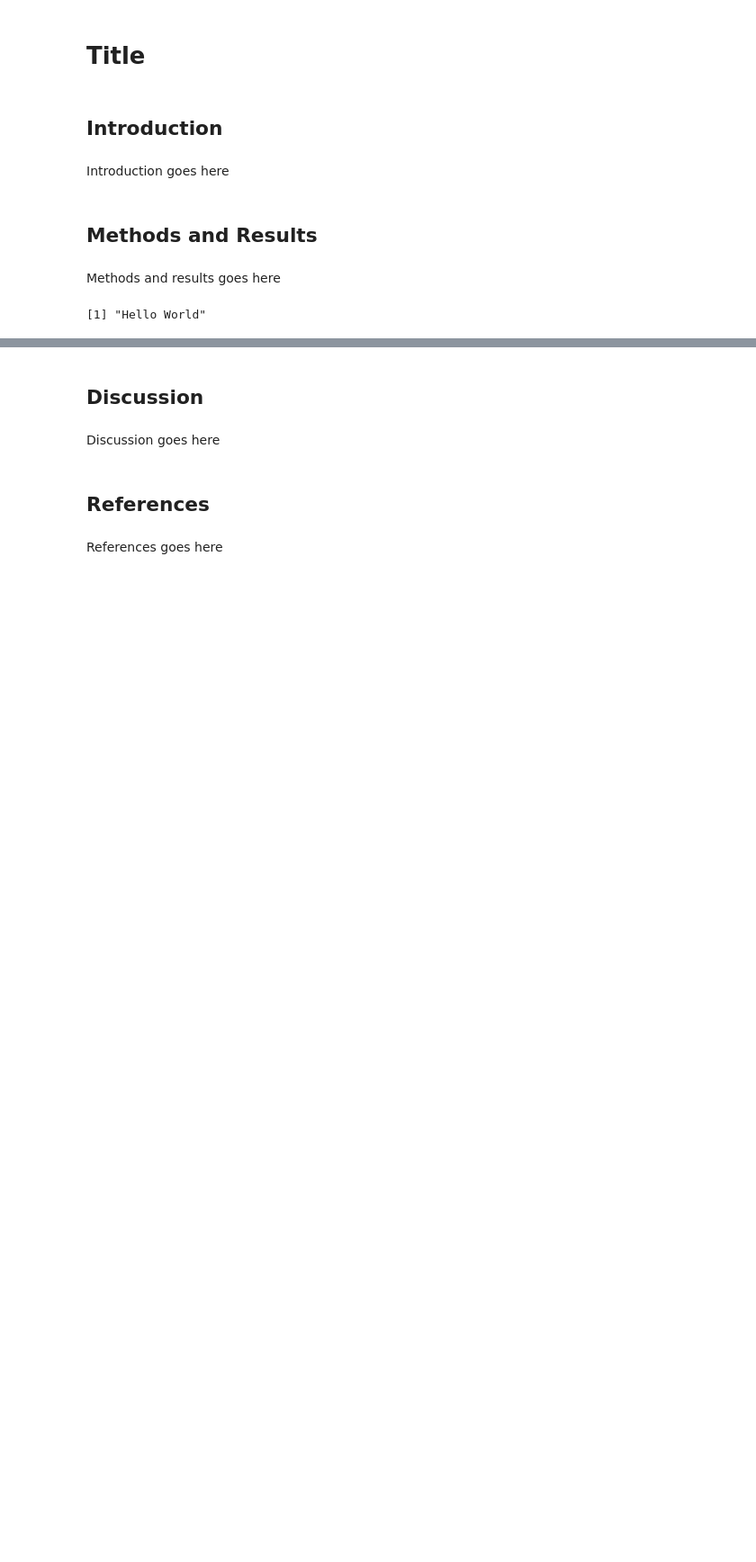
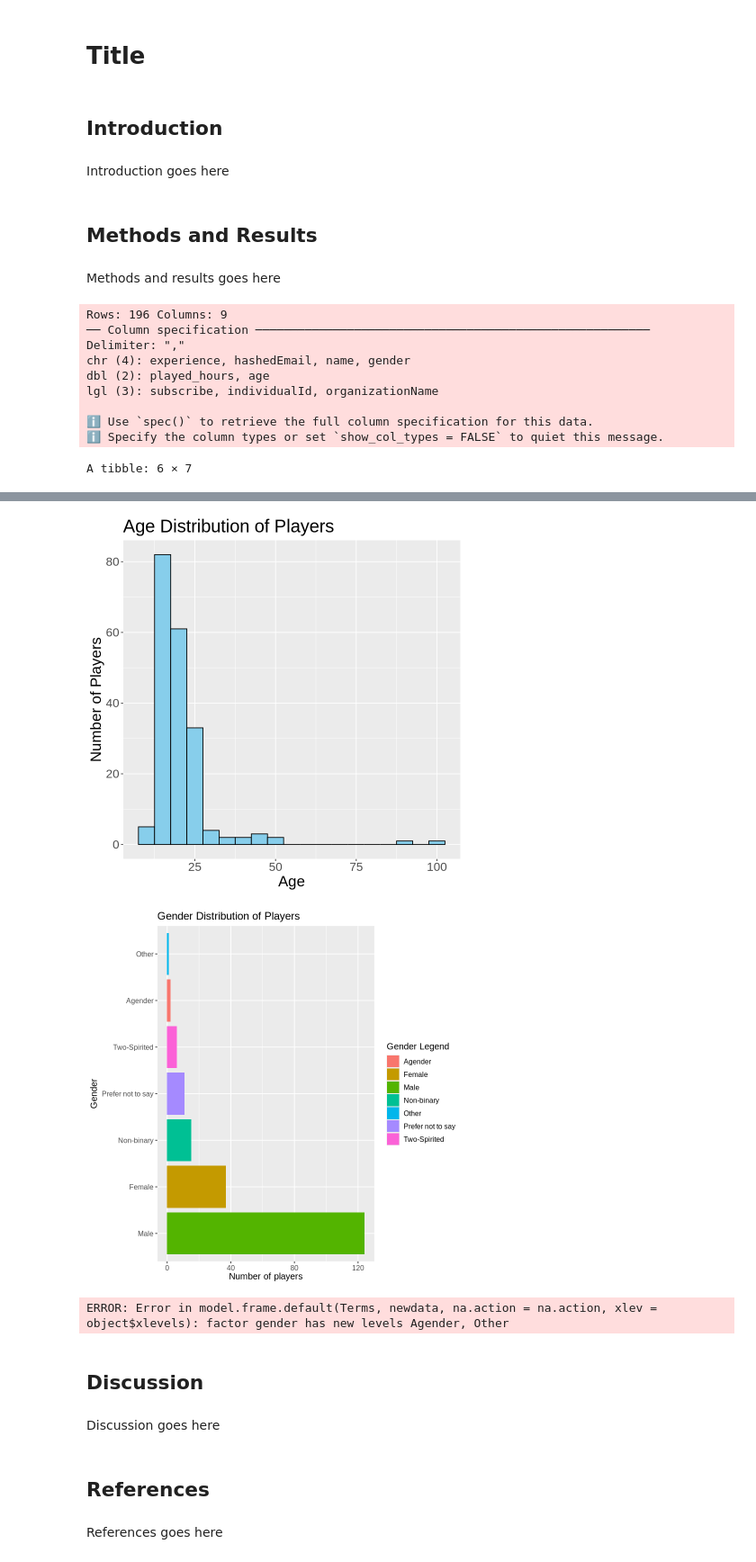
Before and after one commit to 0xc60f/dsci-100-2024w1-group-004-3, a Jupyter notebook: Untitled.ipynb, the cells around one changed output, grey strips where cells are left out. Shown: that part at 90% size. Cells and saved outputs as stored; diff of their text form; code cells hidden in the pictures; blank space fills up the shorter version.

Commit message:
Added some code to get the workflow
Workflow's not working right now, L me

```diff
--- a/Untitled.ipynb
+++ b/Untitled.ipynb
@@ -9,6 +9,44 @@ Introduction goes here
 # %% [markdown]
 Methods and results goes here
 # %%
-print("Hello World")
+library(tidyverse)
+library(tidymodels)
+options(repr.matrix.max.rows = 6, repr.matrix.max.cols = 8)
+
+players_url <- 'https://drive.google.com/uc?export=download&id=1Mw9vW0hjTJwRWx0bDXiSpYsO3gKogaPz'
+players <- read_csv(players_url)
+players <- players |>
+  mutate(experience = as.factor(experience)) |>
+  mutate(gender = as.factor(gender)) |>
+  mutate(subscribe = as.factor(subscribe)) |>
+  select(-c(individualId, organizationName))
+
+head(players)
+
+age_histogram <- players |>
+  ggplot(aes(x = age)) +
+  geom_histogram(binwidth = 5, fill = 'skyblue', color = 'black') +
+  labs(title = 'Age Distribution of Players', x = 'Age', y='Number of Players') +
+  theme(text=element_text(size=20))
+
+age_histogram
+
+gender_barplot <- players |>
+  ggplot(aes(x = fct_infreq(gender), fill=gender)) +
+  geom_bar() +
+  labs(x="Gender", y="Number of players", title= "Gender Distribution of Players", fill="Gender Legend") +
+  coord_flip() +
+  theme(text=element_text(size=12))
+
+gender_barplot
 # %% [output]
-[1] "Hello World"
+Rows: 196 Columns: 9
+── Column specification ────────────────────────────────────────────────────────
+Delimiter: ","
+chr (4): experience, hashedEmail, name, gender
+dbl (2): played_hours, age
+lgl (3): subscribe, individualId, organizationName
+
+ℹ Use `spec()` to retrieve the full column specification for this data.
+ℹ Specify the column types or set `show_col_types = FALSE` to quiet this message.
+A tibble: 6 × 7
@@ -15,3 +61,30 @@ print("Hello World")
+[figure, added]
+[figure, added]
+# %%
+set.seed(1991)
+
+players_split <- initial_split(players, prop = 0.75, strata = played_hours)
+players_train <- training(players_split)
+players_test <- testing(players_split)
+
+players_recipe <- recipe(played_hours ~ ., data = players_train)
+
+lm_spec <- linear_reg() |>
+    set_engine("lm") |>
+    set_mode("regression")
+
+lm_workflow <- workflow() |>
+    add_recipe(players_recipe) |>
+    add_model(lm_spec) |>
+    fit(data = players_train)
+
+lm_workflow_results <- lm_workflow |>
+    predict(players_test) |>
+    bind_cols(players_test)
+
+lm_workflow_results
+# %% [output]
+ERROR: Error in model.frame.default(Terms, newdata, na.action = na.action, xlev = object$xlevels): factor gender has new levels Agender, Other
 # %% [markdown]
 ## Discussion
 # %% [markdown]
```
Also changed, not shown: parts of 1 cell of this notebook.
